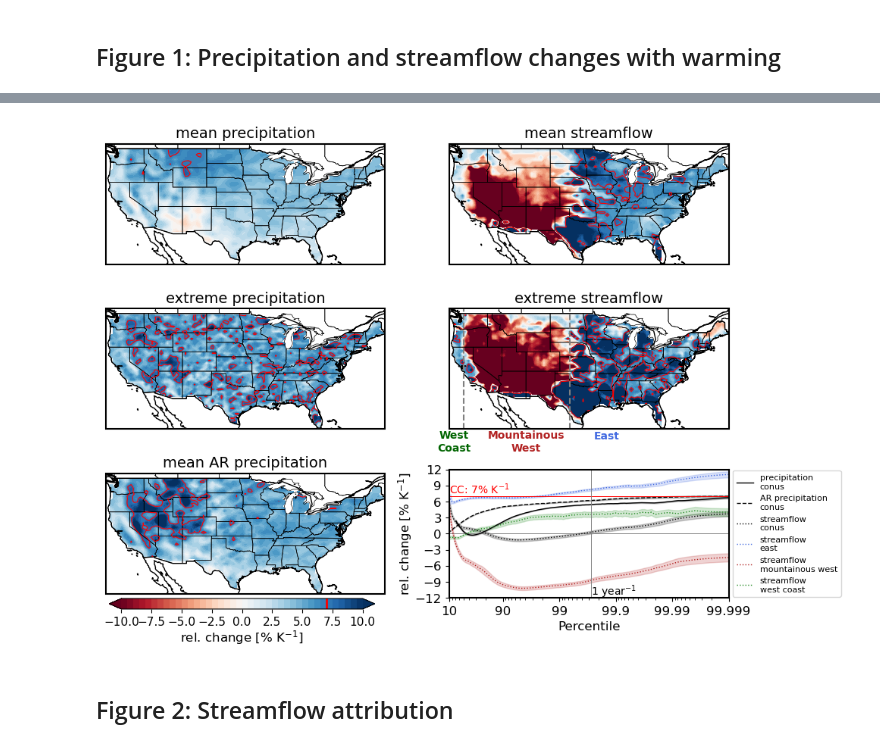
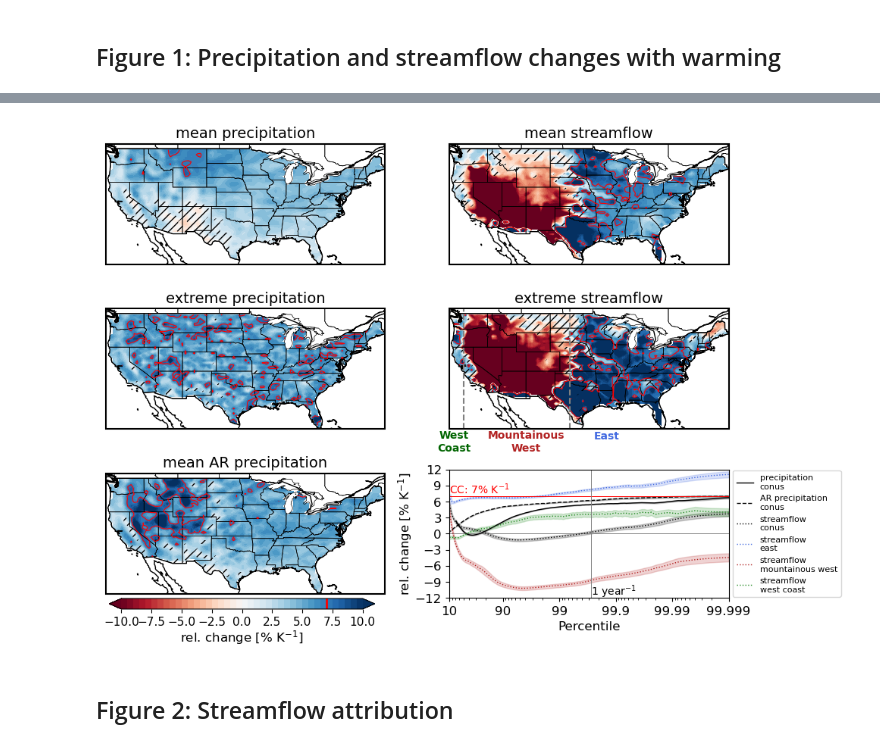
Before and after one commit to Smpljack/AR-analysis, a Jupyter notebook: paper_ncc_figures.ipynb, the cells around one changed output, grey strips where cells are left out. Cells and saved outputs as stored; diff of their text form; code cells hidden in the pictures.

```diff
--- a/paper_ncc_figures.ipynb
+++ b/paper_ncc_figures.ipynb
@@ -147,11 +175,18 @@ def plot_daily_cdf_change_with_warming(
 # %%
+z_test_crit_value = 1
 fig = plt.figure(figsize=(10, 7))
 ax1 = fig.add_subplot(3, 2, 1, projection=ccrs.PlateCarree())
 qm = ax1.contourf(
-    mean_precip_ctrl.lon, mean_precip_ctrl.lat,
+    precip_ctrl_grouped_mean_mean.lon, precip_ctrl_grouped_mean_mean.lat,
     mean_precip_rel_change, levels=np.arange(-10, 10.5, 0.5),
     cmap='RdBu', extend='both')
-ax1.contour(mean_precip_ctrl.lon, mean_precip_ctrl.lat, mean_precip_rel_change,
+# z-test
+z = np.abs(mean_precip_change*dT)/(precip_ctrl_grouped_mean_std/np.sqrt(70))
+ax1.contourf(
+    precip_ctrl_grouped_mean_mean.lon, precip_ctrl_grouped_mean_mean.lat,
+    z < z_test_crit_value,
+    alpha=0, hatches=[None, '///'], colors='black')
+ax1.contour(precip_ctrl_grouped_mean_mean.lon, precip_ctrl_grouped_mean_mean.lat, mean_precip_rel_change,
             levels=[7], colors='red', linestyles=['-'], linewidths=[0.8])
 ax1.set_title('mean precipitation', fontsize=14)
 
@@ -160,7 +195,13 @@ qm = ax2.contourf(
     p99_precip_rel_change.lon, p99_precip_rel_change.lat,
     p99_precip_rel_change, levels=np.arange(-10, 10.5, 0.5),
     cmap='RdBu', extend='both')
-ax2.contour(p99_precip_ctrl.lon, p99_precip_ctrl.lat, p99_precip_rel_change,
+# z-test
+z = np.abs(p99_precip_change*dT)/(precip_ctrl_grouped_p99_std/np.sqrt(70))
+ax2.contourf(
+    precip_ctrl_grouped_p99_mean.lon, precip_ctrl_grouped_p99_mean.lat,
+    z < z_test_crit_value,
+    alpha=0, hatches=[None, '///'], colors='black')
+ax2.contour(precip_ctrl_grouped_p99_mean.lon, precip_ctrl_grouped_p99_mean.lat, p99_precip_rel_change,
             levels=[7], colors='red', linestyles=['-'], linewidths=[0.8])
 ax2.set_title('extreme precipitation', fontsize=14)
 
@@ -169,7 +210,13 @@ qm = ax3.contourf(
     sum_ar_precip_rel_change.lon, sum_ar_precip_rel_change.lat,
     sum_ar_precip_rel_change, levels=np.arange(-10, 10.5, 0.5),
     cmap='RdBu', extend='both')
-ax3.contour(sum_ar_precip_ctrl.lon, sum_ar_precip_ctrl.lat, sum_ar_precip_rel_change,
+# z-test
+z = np.abs(sum_ar_precip_change*dT)/(ar_precip_ctrl_grouped_sum_std/np.sqrt(70))
+ax3.contourf(
+    ar_precip_ctrl_grouped_sum_mean.lon, ar_precip_ctrl_grouped_sum_mean.lat,
+    z < z_test_crit_value,
+    alpha=0, hatches=[None, '///'], colors='black')
+ax3.contour(ar_precip_ctrl_grouped_sum_mean.lon, ar_precip_ctrl_grouped_sum_mean.lat, sum_ar_precip_rel_change,
             levels=[7], colors='red', linestyles=['-'], linewidths=[0.8])
 ax3.set_title('mean AR precipitation', fontsize=14)
 
@@ -178,7 +225,13 @@ qm = ax4.contourf(
     mean_streamflow_rel_change.lon, mean_streamflow_rel_change.lat,
     mean_streamflow_rel_change, levels=np.arange(-10, 10.5, 0.5),
     cmap='RdBu', extend='both')
-ax4.contour(mean_streamflow_ctrl.lon, mean_streamflow_ctrl.lat, mean_streamflow_rel_change,
+# z-test
+z = np.abs(mean_streamflow_change*dT)/(streamflow_ctrl_grouped_mean_std/np.sqrt(70))
+ax4.contourf(
+    streamflow_ctrl_grouped_mean_mean.lon, streamflow_ctrl_grouped_mean_mean.lat,
+    z < z_test_crit_value,
+    alpha=0, hatches=[None, '///'], colors='black')
+ax4.contour(streamflow_ctrl_grouped_mean_mean.lon, streamflow_ctrl_grouped_mean_mean.lat, mean_streamflow_rel_change,
             levels=[7], colors='red', linestyles=['-'], linewidths=[0.8])
 ax4.set_title('mean streamflow', fontsize=14)
 
@@ -187,7 +240,13 @@ qm = ax5.contourf(
     p99_streamflow_rel_change.lon, p99_streamflow_rel_change.lat,
     p99_streamflow_rel_change, levels=np.arange(-10, 10.5, 0.5),
     cmap='RdBu', extend='both')
-ax5.contour(p99_streamflow_ctrl.lon, p99_streamflow_ctrl.lat, p99_streamflow_rel_change,
+# z-test
+z = np.abs(p99_streamflow_change*dT)/(streamflow_ctrl_grouped_p99_std/np.sqrt(70))
+ax5.contourf(
+    streamflow_ctrl_grouped_p99_mean.lon, streamflow_ctrl_grouped_p99_mean.lat,
+    z < z_test_crit_value,
+    alpha=0, hatches=[None, '///'], colors='black')
+ax5.contour(streamflow_ctrl_grouped_p99_mean.lon, streamflow_ctrl_grouped_p99_mean.lat, p99_streamflow_rel_change,
             levels=[7], colors='red', linestyles=['-'], linewidths=[0.8])
 cbar_ax = fig.add_axes([0.02, 0.065, 0.35, 0.02])  # Create a new axis for the colorbar
 cbar = plt.colorbar(qm, cax=cbar_ax,
@@ -195,36 +254,36 @@ cbar = plt.colorbar(qm, cax=cbar_ax,
                     orientation='horizontal',
                     pad=0.02,
                     aspect=20
                     )
 cbar.ax.plot([7, 7], [0, 1], color='red', linewidth=2)
 cbar.ax.tick_params(labelsize=11)
 cbar.set_label('rel. change [% K$^{-1}$]', fontsize=12, labelpad=0.3)
 ax5.set_title('extreme streamflow', fontsize=14)
 ax5.vlines(-100, 25, 50, color='gray', ls='--', lw=1.5)
 ax5.vlines(-122, 25, 50, color='gray', ls='--', lw=1.5)
 ax5.text(-95, 23, 'East', fontsize=10, color='royalblue', weight='bold')
 ax5.text(-109, 20.5, 'Mountainous\nWest', fontsize=10, color='firebrick', weight='bold', ha='center')
 ax5.text(-124, 20.5, 'West\nCoast', rotation=0, fontsize=10, color='darkgreen', weight='bold', ha='center')
 
 ax6 = fig.add_subplot(3, 2, 6)
 plot_daily_cdf_change_with_warming(
     ax6, ctrl_data, p2K_data,
     variables=['pr', 'ar_pr', 'rv_o_h2o'],
     var_labels=['precipitation', 'AR precipitation', 'streamflow'],
     min_vals=[0, 0, 0], dT=dT, months=np.arange(1, 13))
 
 for ax in [ax1, ax2, ax3, ax4, ax5]:
     ax.coastlines()
     ax.set_extent([-125, -67, 25, 50], crs=ccrs.PlateCarree()) # CONUS bounds
     ax.add_feature(cartopy.feature.BORDERS, linestyle='-', lw=1)
     ax.add_feature(cartopy.feature.STATES, linestyle='-', lw=0.5)
-for ax in [ax1, ax2, ax3, ax4, ax5, ax6]:
+for ax in [ax1, ax2, ax3, ax4, ax5]:
     for spine in ax.spines.values():
         spine.set_linewidth(1.5)
 plt.tight_layout()
-plt.savefig('plots/paper_ncc/figure1_v2.pdf', bbox_inches='tight')
+plt.savefig('plots/paper_ncc/figure1_v3.pdf', bbox_inches='tight')
 # %% [output]
-[figure, old version]
+[figure, new version]
 # %% [markdown]
 ## Figure 2: Streamflow attribution
 # %%
```
Also changed, not shown: parts of 15 cells of this notebook.
